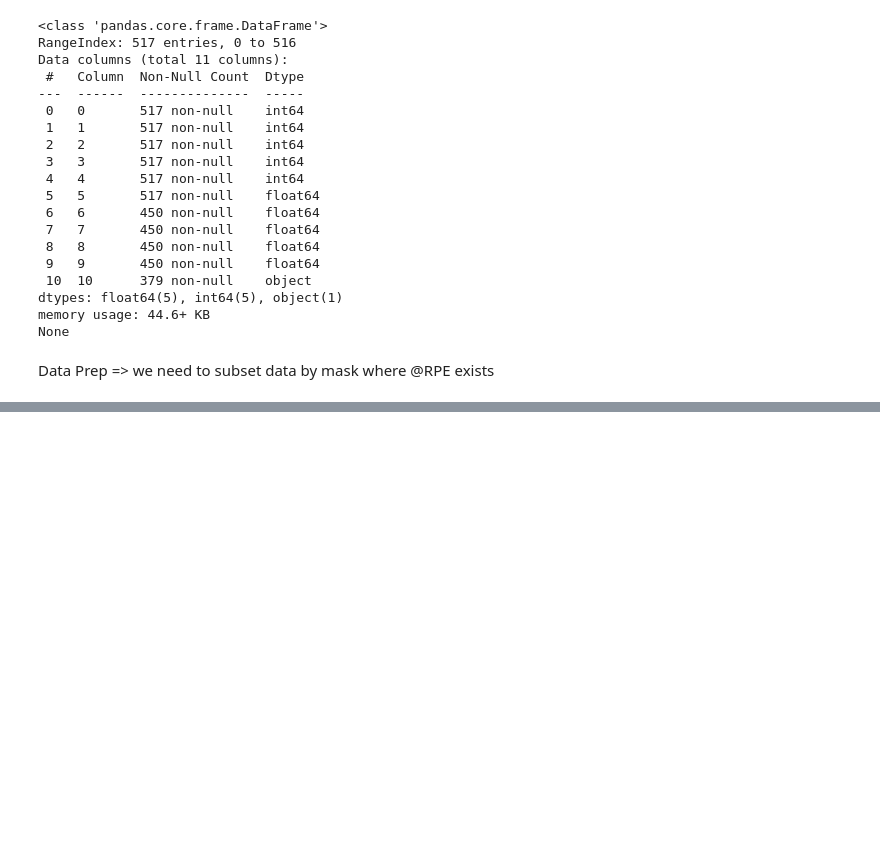
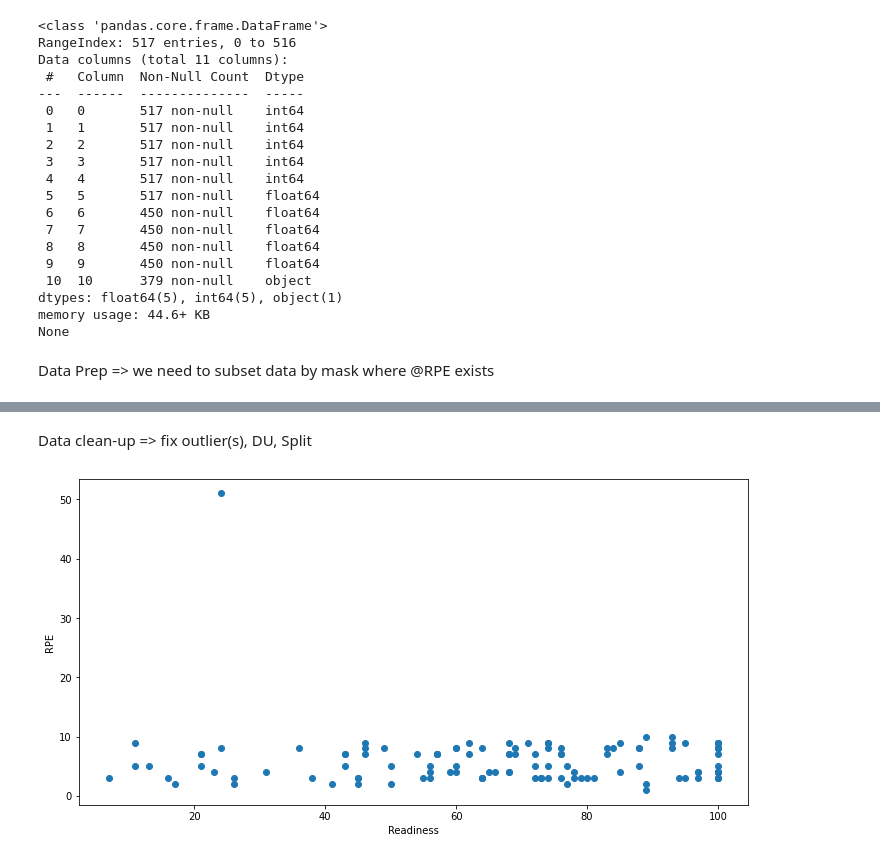
Before and after one commit to djfLtC0dr/python-playground, a Jupyter notebook: DASC522/djfDASC522hw3.ipynb, the cells around one changed output, grey strips where cells are left out. Cells and saved outputs as stored; diff of their text form; code cells hidden in the pictures; blank space fills up the shorter version.

Commit message:
data wrangling complete

```diff
--- a/DASC522/djfDASC522hw3.ipynb
+++ b/DASC522/djfDASC522hw3.ipynb
@@ -261,0 +297,30 @@ print(data[mask].head(50))
+# %% [markdown]
+Data clean-up => fix outlier(s), DU, Split
+# %%
+import matplotlib.pyplot as plt
+import seaborn as sns
+
+fig, ax = plt.subplots(figsize=(12,6))
+ax.scatter(data['readiness_score'], data['rpe'])
+ax.set_xlabel('Readiness')
+ax.set_ylabel('RPE')
+plt.show()
+
+# Z score
+from scipy import stats
+import numpy as np
+
+z = np.abs(stats.zscore(data['rpe']))
+threshold = 3
+
+# Position of the outlier
+idx_outlier = np.where(z > threshold)
+# print(data.iloc[idx_outlier])
+
+median_rpe = data['rpe'].quantile(0.50)
+outlier_rpe = data['rpe'].quantile(0.9915)
+# print(outlier_rpe)
+# Any thing over 10 needs to be replaced with the median rpe
+data['rpe'] = np.where(data['rpe'] > outlier_rpe, int(median_rpe), data['rpe'])
+# %% [output]
+[figure, added]
```
Also changed, not shown: parts of 4 cells of this notebook.
